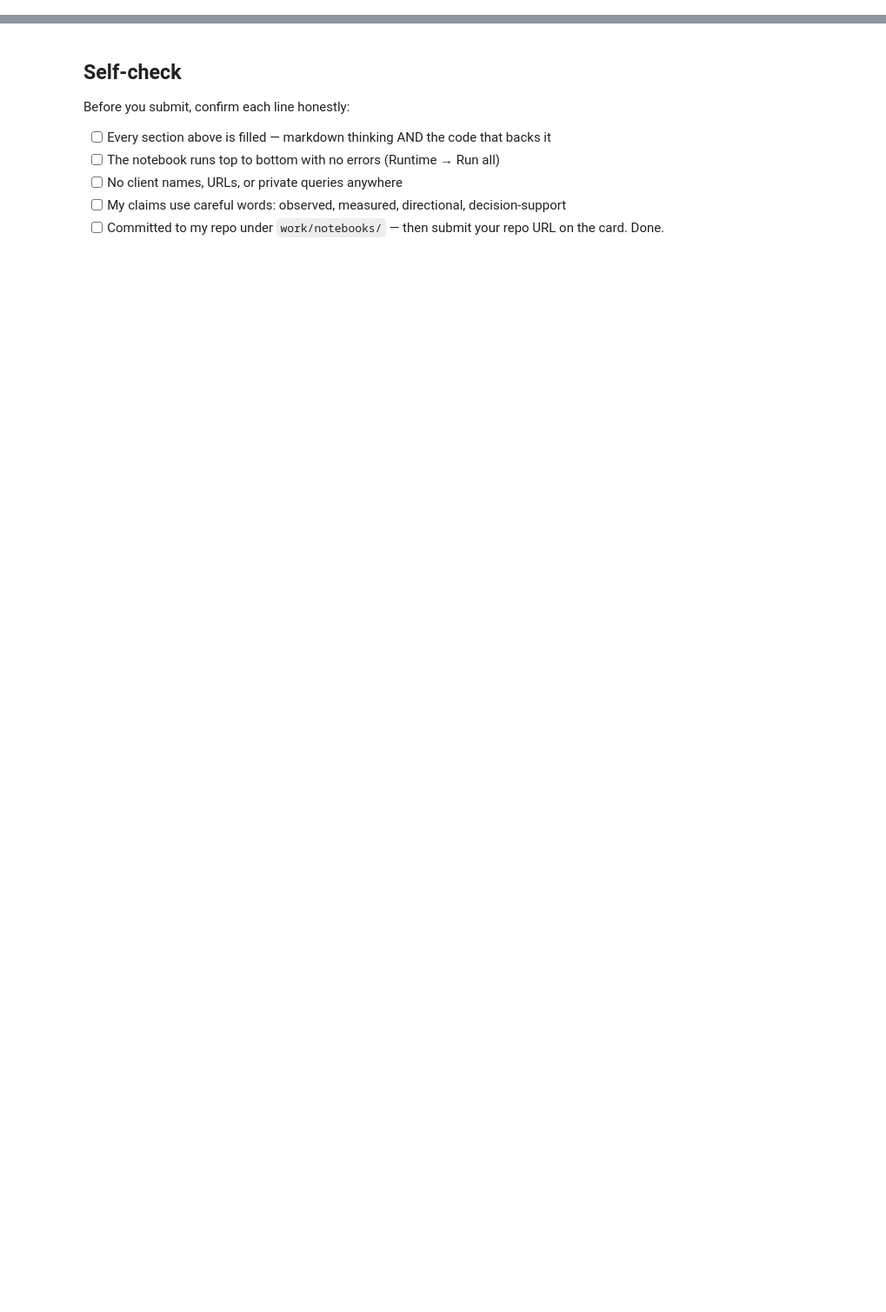
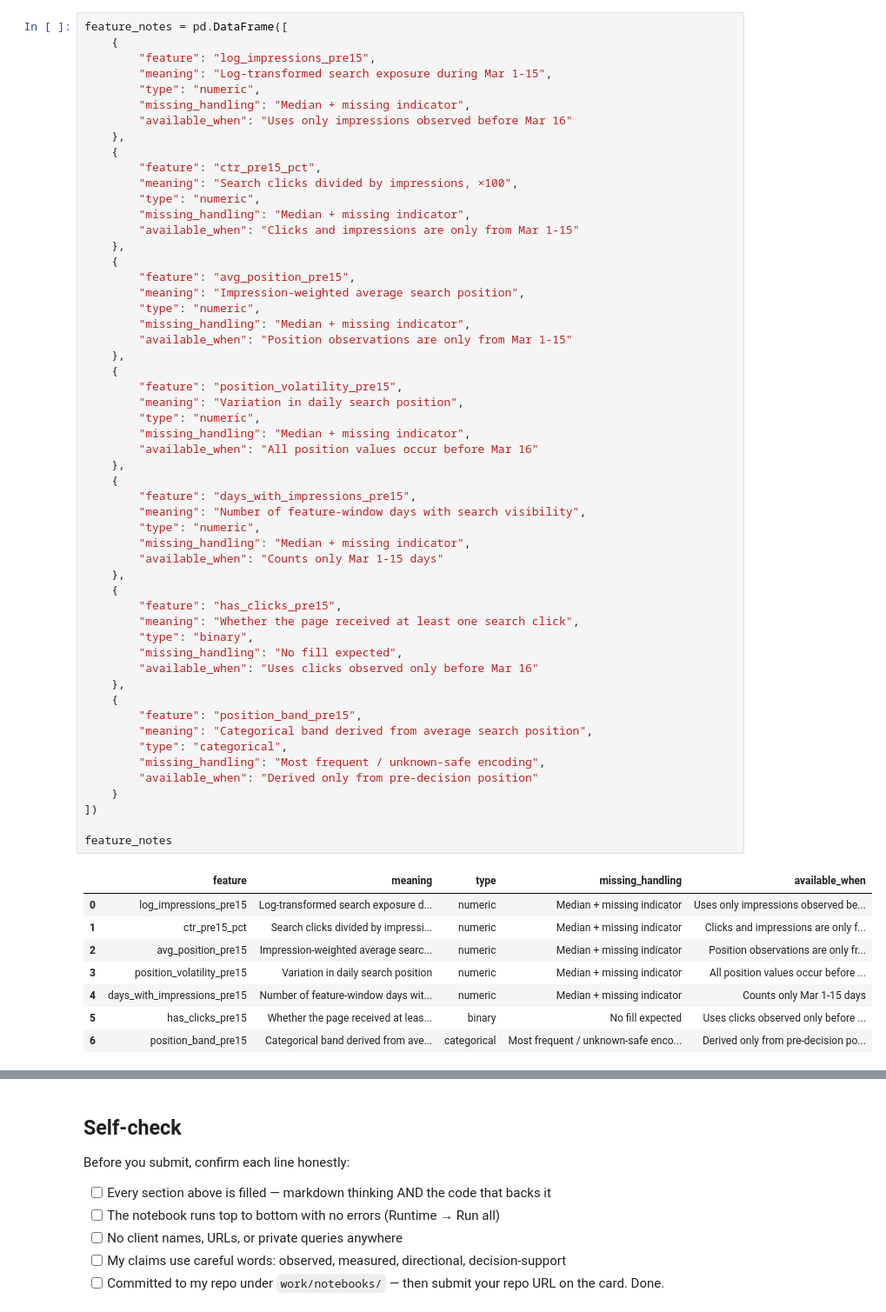
Before and after one commit to jh-emon002/flyrank-intern, a Jupyter notebook: work/notebooks/w03_feature_leakage_check.ipynb, the cells around one changed output, grey strips where cells are left out. Shown at 87% size. Drawn from its saved outputs; the diff is of its cells as text; blank space fills up the shorter version.

```diff
--- a/work/notebooks/w03_feature_leakage_check.ipynb
+++ b/work/notebooks/w03_feature_leakage_check.ipynb
@@ -36,0 +239,63 @@ This skeleton is yours to fill. Work the sections **in order** — each one has
+# %%
+feature_notes = pd.DataFrame([
+    {
+        "feature": "log_impressions_pre15",
+        "meaning": "Log-transformed search exposure during Mar 1-15",
+        "type": "numeric",
+        "missing_handling": "Median + missing indicator",
+        "available_when": "Uses only impressions observed before Mar 16"
+    },
+    {
+        "feature": "ctr_pre15_pct",
+        "meaning": "Search clicks divided by impressions, ×100",
+        "type": "numeric",
+        "missing_handling": "Median + missing indicator",
+        "available_when": "Clicks and impressions are only from Mar 1-15"
+    },
+    {
+        "feature": "avg_position_pre15",
+        "meaning": "Impression-weighted average search position",
+        "type": "numeric",
+        "missing_handling": "Median + missing indicator",
+        "available_when": "Position observations are only from Mar 1-15"
+    },
+    {
+        "feature": "position_volatility_pre15",
+        "meaning": "Variation in daily search position",
+        "type": "numeric",
+        "missing_handling": "Median + missing indicator",
+        "available_when": "All position values occur before Mar 16"
+    },
+    {
+        "feature": "days_with_impressions_pre15",
+        "meaning": "Number of feature-window days with search visibility",
+        "type": "numeric",
+        "missing_handling": "Median + missing indicator",
+        "available_when": "Counts only Mar 1-15 days"
+    },
+    {
+        "feature": "has_clicks_pre15",
+        "meaning": "Whether the page received at least one search click",
+        "type": "binary",
+        "missing_handling": "No fill expected",
+        "available_when": "Uses clicks observed only before Mar 16"
+    },
+    {
+        "feature": "position_band_pre15",
+        "meaning": "Categorical band derived from average search position",
+        "type": "categorical",
+        "missing_handling": "Most frequent / unknown-safe encoding",
+        "available_when": "Derived only from pre-decision position"
+    }
+])
+
+feature_notes
+# %% [output]
+|  | feature | meaning | type | missing_handling | available_when |
+| 0 | log_impressions_pre15 | Log-transformed search exposure d... | numeric | Median + missing indicator | Uses only impressions observed be... |
+| 1 | ctr_pre15_pct | Search clicks divided by impressi... | numeric | Median + missing indicator | Clicks and impressions are only f... |
+| 2 | avg_position_pre15 | Impression-weighted average searc... | numeric | Median + missing indicator | Position observations are only fr... |
+| 3 | position_volatility_pre15 | Variation in daily search position | numeric | Median + missing indicator | All position values occur before ... |
+| 4 | days_with_impressions_pre15 | Number of feature-window days wit... | numeric | Median + missing indicator | Counts only Mar 1-15 days |
+| 5 | has_clicks_pre15 | Whether the page received at leas... | binary | No fill expected | Uses clicks observed only before ... |
+| 6 | position_band_pre15 | Categorical band derived from ave... | categorical | Most frequent / unknown-safe enco... | Derived only from pre-decision po... |
```
Also changed, not shown: parts of 29 cells of this notebook.
